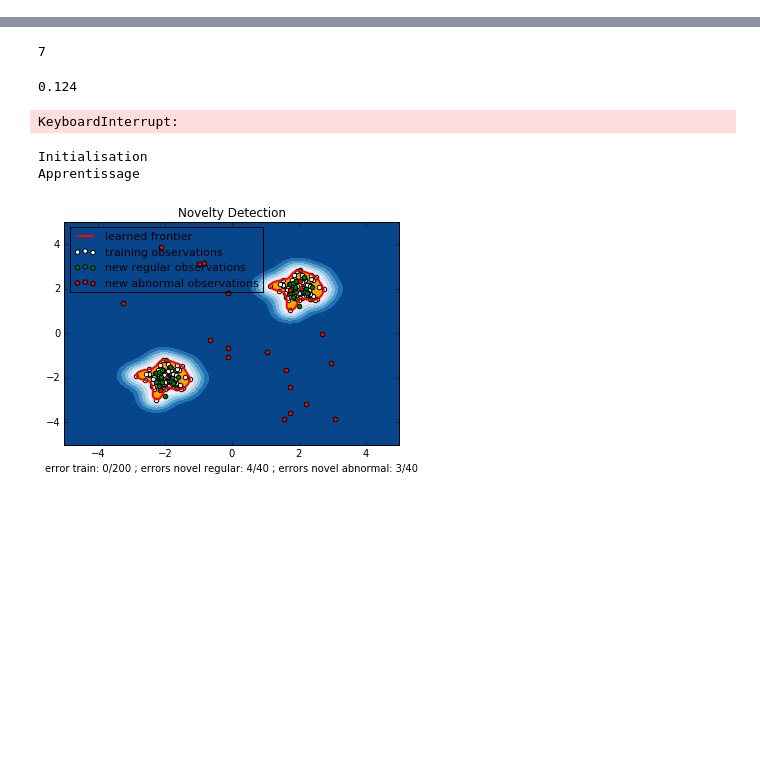
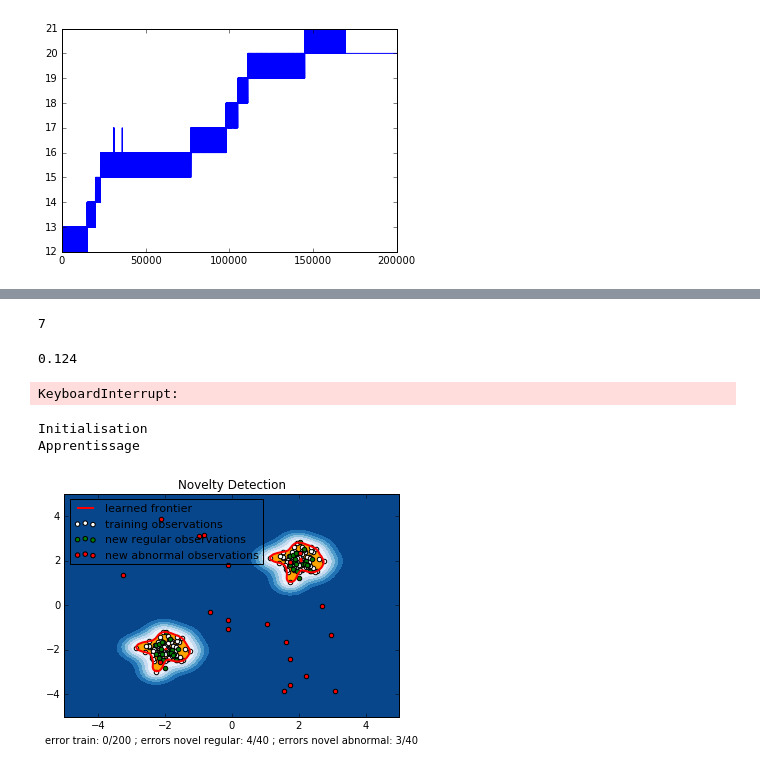
Before and after one commit to funboarder13920/OSVM, a Jupyter notebook: microsoft_algorithm.ipynb, the cells around one changed output, grey strips where cells are left out. Saved outputs shown, nothing was run; the diff lists cells and outputs as text; code cells hidden in the pictures; blank space fills up the shorter version.

```diff
--- a/microsoft_algorithm.ipynb
+++ b/microsoft_algorithm.ipynb
@@ -279,0 +327,6 @@ KeyboardInterrupt:
+# %%
+plt.plot(test.len_sv)
+#plt.plot(test.lenOsv,'r')
+plt.show()
+# %% [output]
+[figure, added]
```
Also changed, not shown: parts of 12 cells of this notebook, 1 other file.
